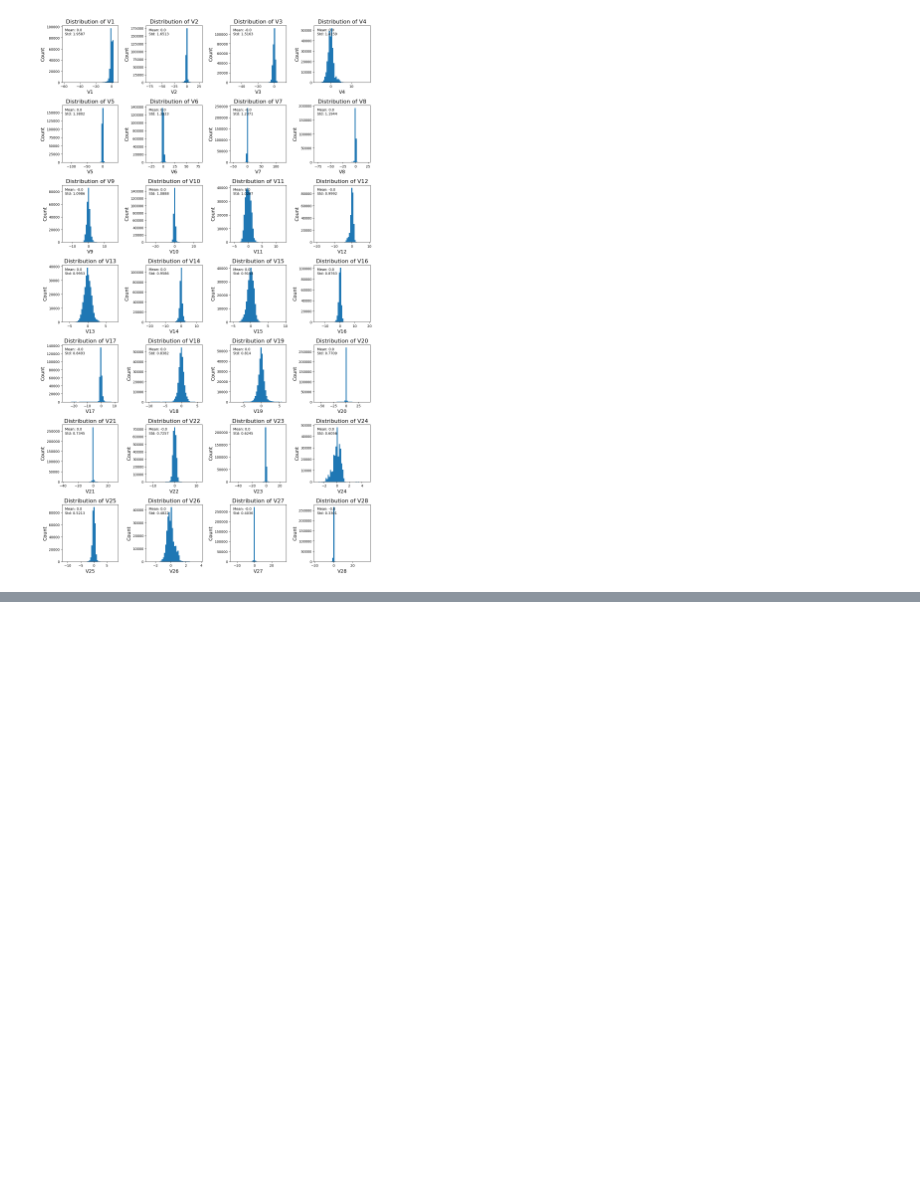
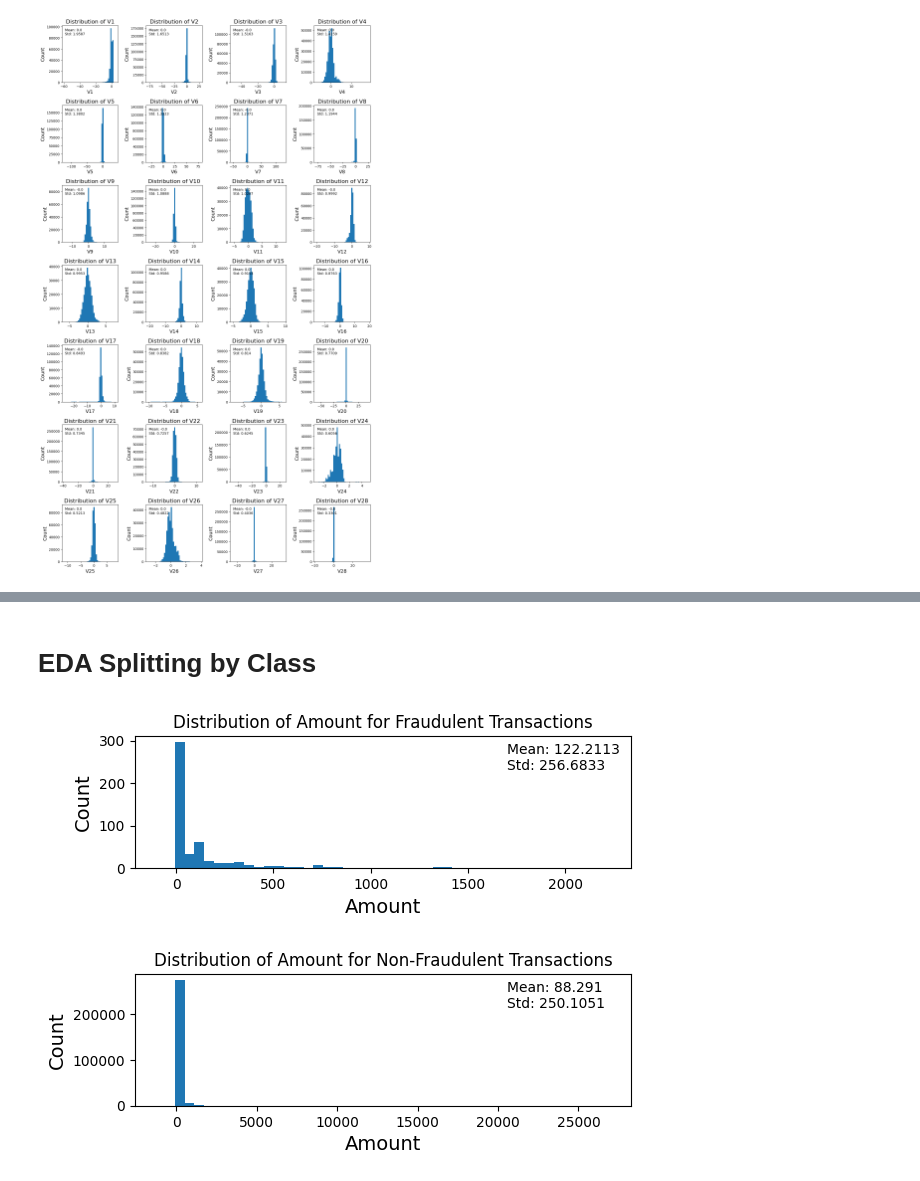
Before and after one commit to Tommy-McDonagh/Credit-Fraud, a Jupyter notebook: main.ipynb, the cells around one changed output, grey strips where cells are left out. Cells and saved outputs as stored; diff of their text form; code cells hidden in the pictures; blank space fills up the shorter version.

Commit message:
Created plots for fraud/non-draud data

```diff
--- a/main.ipynb
+++ b/main.ipynb
@@ -252,0 +271,16 @@ for idx, col in enumerate(features_to_plot):
+# %% [markdown]
+# EDA Splitting by Class
+# %%
+# Fraud df
+df_fraud = df[df['Class']==True]
+
+# Non Fraud df
+df_non_fraud = df[df['Class']==False]
+# %%
+fig, ax = plt.subplots(nrows=2, ncols=1)
+for i, dataframe in enumerate([df_fraud, df_non_fraud]):
+    plot_numeric_feature_distribution(dataframe, 'Amount', ax=ax[i], stats_pos='right')
+    ax[i].set_title(f"Distribution of Amount for {'' if i == 0 else 'Non-'}Fraudulent Transactions")
+fig.subplots_adjust(hspace=0.8)
+# %% [output]
+[figure, added]
```
Also changed, not shown: parts of 13 cells of this notebook.
